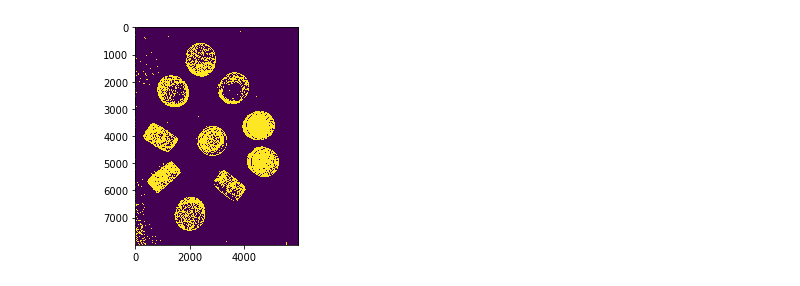
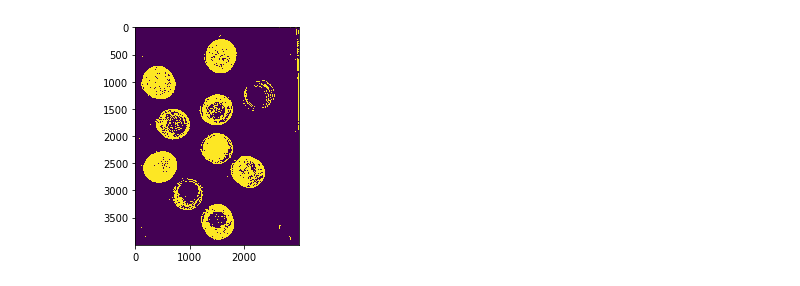
Before and after one commit to zhaoxuyang13/CapDetect, a Jupyter notebook: test(1).ipynb, the cells around one changed output. Drawn from its saved outputs; the diff is of its cells as text; code cells hidden in the pictures.

```diff
--- a/test(1).ipynb
+++ b/test(1).ipynb
@@ -40,7 +40,7 @@ def rotateImage(img, degree, pt1, pt2, pt3, pt4):
   imgOut = cv2.resize(imgOut, (500, 500))
   return imgOut;
 # %%
-origin = cv2.imread("./dones/IMG_20191218_155504.jpg")
+origin = cv2.imread("./wrong/IMG_20191221_100955.jpg")
 hsv = cv2.cvtColor(origin,cv2.COLOR_BGR2HSV)
 
 # lower_blue = np.array([10,50,50])
@@ -73,10 +73,10 @@ blurred = cv2.medianBlur(gradient, 9)
 # %%
 (_, thresh) = cv2.threshold(blurred, 35, 255, cv2.THRESH_BINARY)
 plt.imshow(thresh)
-kernel = cv2.getStructuringElement(cv2.MORPH_RECT, (7, 7))
+kernel = cv2.getStructuringElement(cv2.MORPH_RECT, (9, 9))
 thresh = cv2.morphologyEx(thresh, cv2.MORPH_CLOSE, kernel)
 # %% [output]
-[figure, old version]
+[figure, new version]
 # %%
 kernel = cv2.getStructuringElement(cv2.MORPH_RECT, (10, 10))
 cl = cv2.morphologyEx(thresh, cv2.MORPH_OPEN, kernel)
```
Also changed, not shown: parts of 6 cells of this notebook, 5 other files.
